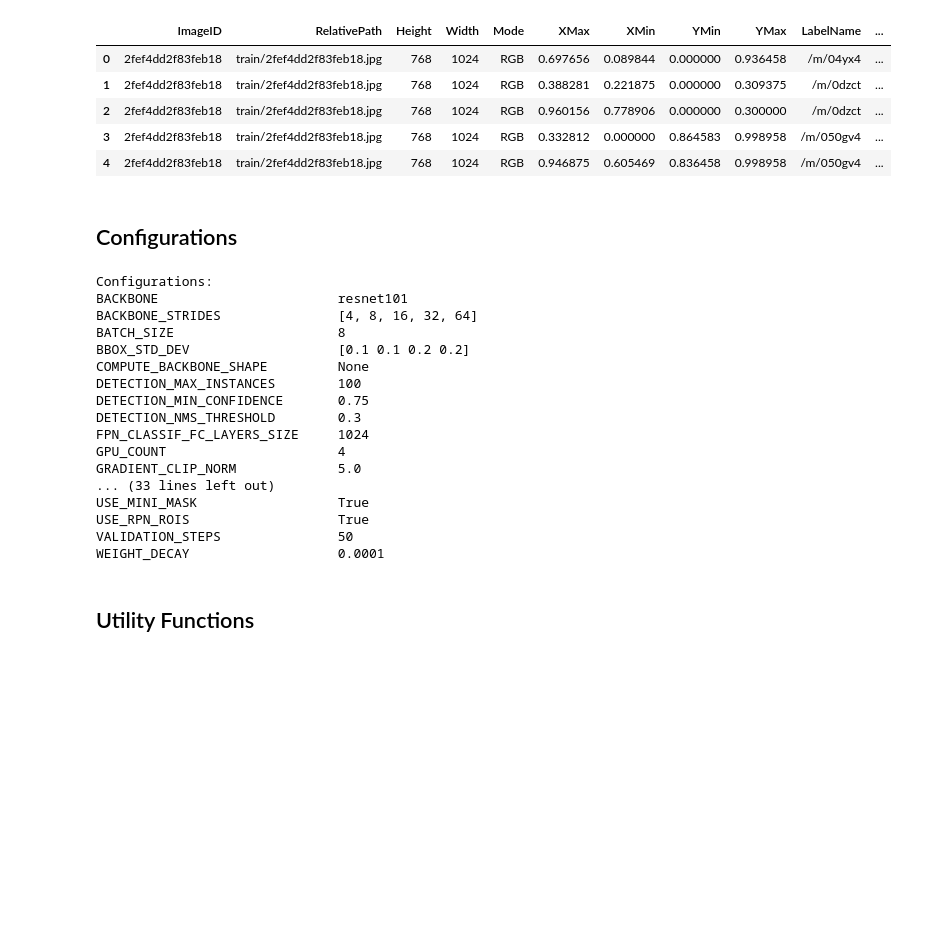
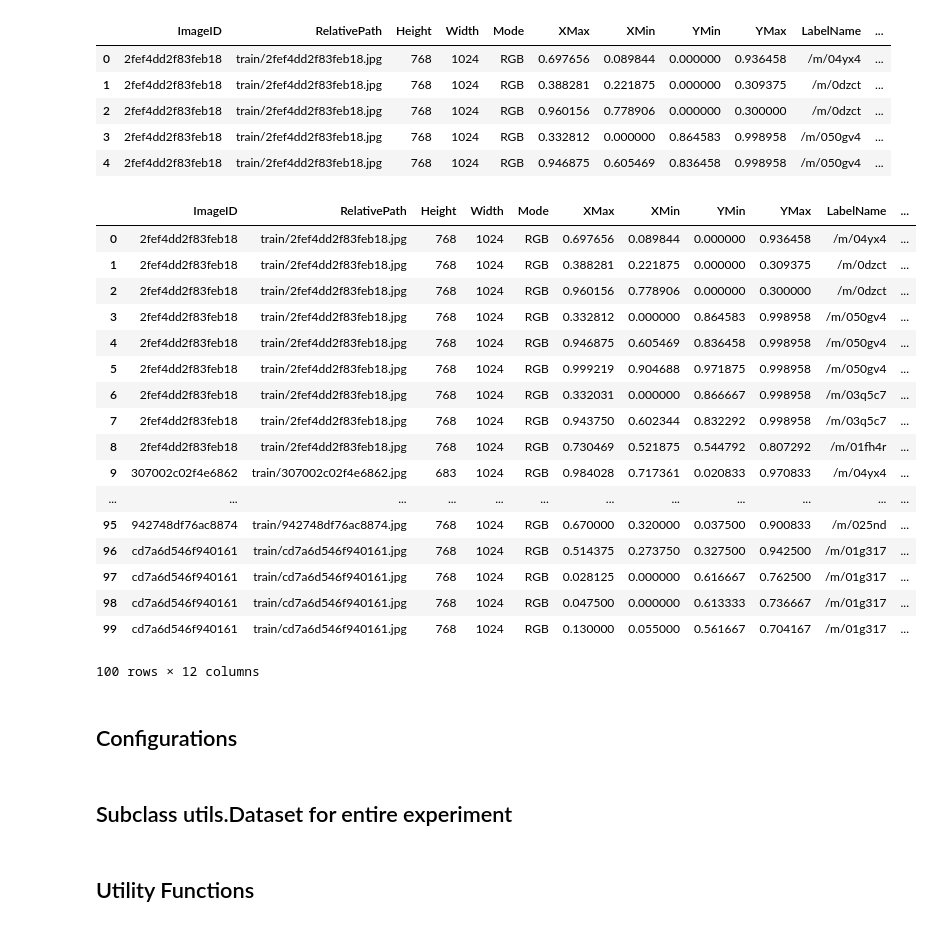
Before and after one commit to Tshort76/Mask_RCNN, a Jupyter notebook: samples/openimages2019/train_obj_det_gpu.ipynb, the cells around one changed output. Saved outputs shown, nothing was run; the diff lists cells and outputs as text; code cells hidden in the pictures; blank space fills up the shorter version.

```diff
--- a/samples/openimages2019/train_obj_det_gpu.ipynb
+++ b/samples/openimages2019/train_obj_det_gpu.ipynb
@@ -117,6 +129,27 @@ display(annotated_image_paths.head())
 | 2 | 2fef4dd2f83feb18 | train/2fef4dd2f83feb18.jpg | 768 | 1024 | RGB | 0.960156 | 0.778906 | 0.000000 | 0.300000 | /m/0dzct | ... |
 | 3 | 2fef4dd2f83feb18 | train/2fef4dd2f83feb18.jpg | 768 | 1024 | RGB | 0.332812 | 0.000000 | 0.864583 | 0.998958 | /m/050gv4 | ... |
 | 4 | 2fef4dd2f83feb18 | train/2fef4dd2f83feb18.jpg | 768 | 1024 | RGB | 0.946875 | 0.605469 | 0.836458 | 0.998958 | /m/050gv4 | ... |
+# %%
+annotated_image_paths.head(100)
+# %% [output]
+|  | ImageID | RelativePath | Height | Width | Mode | XMax | XMin | YMin | YMax | LabelName | ... |
+| 0 | 2fef4dd2f83feb18 | train/2fef4dd2f83feb18.jpg | 768 | 1024 | RGB | 0.697656 | 0.089844 | 0.000000 | 0.936458 | /m/04yx4 | ... |
+| 1 | 2fef4dd2f83feb18 | train/2fef4dd2f83feb18.jpg | 768 | 1024 | RGB | 0.388281 | 0.221875 | 0.000000 | 0.309375 | /m/0dzct | ... |
+| 2 | 2fef4dd2f83feb18 | train/2fef4dd2f83feb18.jpg | 768 | 1024 | RGB | 0.960156 | 0.778906 | 0.000000 | 0.300000 | /m/0dzct | ... |
+| 3 | 2fef4dd2f83feb18 | train/2fef4dd2f83feb18.jpg | 768 | 1024 | RGB | 0.332812 | 0.000000 | 0.864583 | 0.998958 | /m/050gv4 | ... |
+| 4 | 2fef4dd2f83feb18 | train/2fef4dd2f83feb18.jpg | 768 | 1024 | RGB | 0.946875 | 0.605469 | 0.836458 | 0.998958 | /m/050gv4 | ... |
+| 5 | 2fef4dd2f83feb18 | train/2fef4dd2f83feb18.jpg | 768 | 1024 | RGB | 0.999219 | 0.904688 | 0.971875 | 0.998958 | /m/050gv4 | ... |
+| 6 | 2fef4dd2f83feb18 | train/2fef4dd2f83feb18.jpg | 768 | 1024 | RGB | 0.332031 | 0.000000 | 0.866667 | 0.998958 | /m/03q5c7 | ... |
+| 7 | 2fef4dd2f83feb18 | train/2fef4dd2f83feb18.jpg | 768 | 1024 | RGB | 0.943750 | 0.602344 | 0.832292 | 0.998958 | /m/03q5c7 | ... |
+| 8 | 2fef4dd2f83feb18 | train/2fef4dd2f83feb18.jpg | 768 | 1024 | RGB | 0.730469 | 0.521875 | 0.544792 | 0.807292 | /m/01fh4r | ... |
+| 9 | 307002c02f4e6862 | train/307002c02f4e6862.jpg | 683 | 1024 | RGB | 0.984028 | 0.717361 | 0.020833 | 0.970833 | /m/04yx4 | ... |
+| ... | ... | ... | ... | ... | ... | ... | ... | ... | ... | ... | ... |
+| 95 | 942748df76ac8874 | train/942748df76ac8874.jpg | 768 | 1024 | RGB | 0.670000 | 0.320000 | 0.037500 | 0.900833 | /m/025nd | ... |
+| 96 | cd7a6d546f940161 | train/cd7a6d546f940161.jpg | 768 | 1024 | RGB | 0.514375 | 0.273750 | 0.327500 | 0.942500 | /m/01g317 | ... |
+| 97 | cd7a6d546f940161 | train/cd7a6d546f940161.jpg | 768 | 1024 | RGB | 0.028125 | 0.000000 | 0.616667 | 0.762500 | /m/01g317 | ... |
+| 98 | cd7a6d546f940161 | train/cd7a6d546f940161.jpg | 768 | 1024 | RGB | 0.047500 | 0.000000 | 0.613333 | 0.736667 | /m/01g317 | ... |
+| 99 | cd7a6d546f940161 | train/cd7a6d546f940161.jpg | 768 | 1024 | RGB | 0.130000 | 0.055000 | 0.561667 | 0.704167 | /m/01g317 | ... |
+100 rows × 12 columns
 # %% [markdown]
 ## Configurations
 # %%
@@ -125,7 +158,7 @@ class KaggleConfig(Config):
     NAME = "kaggle"
 
     #TODO experiment with this
-    GPU_COUNT = 4
+    GPU_COUNT = 2
     IMAGES_PER_GPU = 2  # TODO how many can we use, authors had 2 for 12 GB, we have 32 GB so ...
 
     # Number of classes (including background)
@@ -145,21 +178,5 @@ class KaggleConfig(Config):
 
 config = KaggleConfig()
 config.display()
-# %% [output]
-Configurations:
-BACKBONE                       resnet101
-BACKBONE_STRIDES               [4, 8, 16, 32, 64]
-BATCH_SIZE                     8
-BBOX_STD_DEV                   [0.1 0.1 0.2 0.2]
-COMPUTE_BACKBONE_SHAPE         None
-DETECTION_MAX_INSTANCES        100
-DETECTION_MIN_CONFIDENCE       0.75
-DETECTION_NMS_THRESHOLD        0.3
-FPN_CLASSIF_FC_LAYERS_SIZE     1024
-GPU_COUNT                      4
-GRADIENT_CLIP_NORM             5.0
-... (33 lines left out)
-USE_MINI_MASK                  True
-USE_RPN_ROIS                   True
-VALIDATION_STEPS               50
-WEIGHT_DECAY                   0.0001
+# %% [markdown]
+## Subclass utils.Dataset for entire experiment
```
Also changed, not shown: parts of 10 cells of this notebook, 3 other files.
